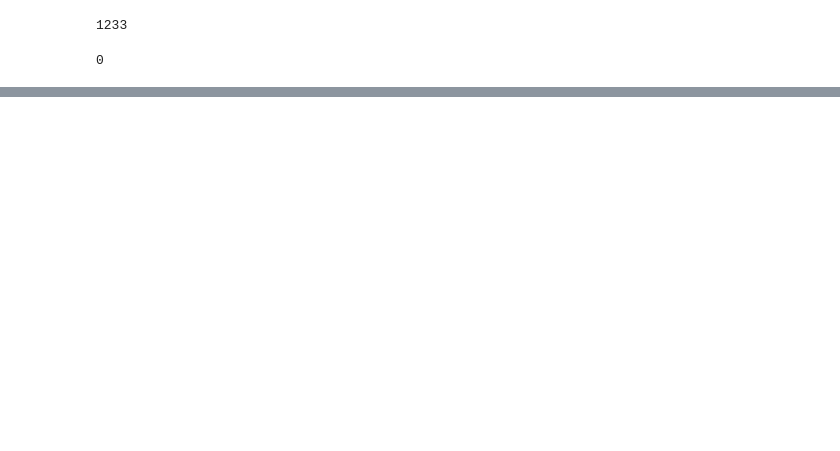
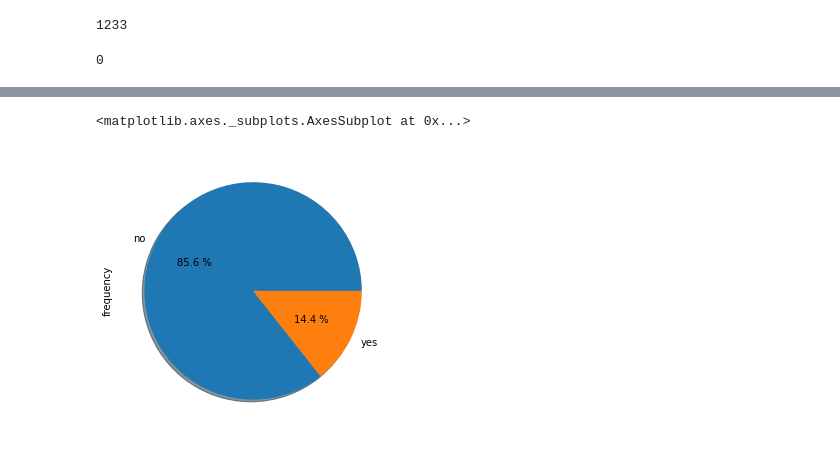
Before and after one commit to EddiRafael/Clase_desarrollo_proyectos, a Jupyter notebook: Last_Mile_Entregable.ipynb, the cells around one changed output, grey strips where cells are left out. Saved outputs shown, nothing was run; the diff lists cells and outputs as text; code cells hidden in the pictures; blank space fills up the shorter version.

```diff
--- a/Last_Mile_Entregable.ipynb
+++ b/Last_Mile_Entregable.ipynb
@@ -45,0 +159,3 @@ vn
+# %%
+# Carga desde un archivo csv sin índice
+LL=pd.read_csv('Datos_limpios.csv')
@@ -45,0 +201,15 @@ vn
+# %%
+table2= freq_tbl(LL['while_parked_was_the_engine_running'])
+table2
+# %%
+Filtro2= table2[table2['frequency']>1]
+Filtro2
+# %%
+Filtro2_index= Filtro2.set_index('while_parked_was_the_engine_running')
+Filtro2_index
+# %%
+#Realizamos grafico de pastel del dataframe filtrado
+Filtro2_index["frequency"].plot(kind='pie', figsize=(10,5), shadow=True, autopct="%0.1f %%")
+# %% [output]
+<matplotlib.axes._subplots.AxesSubplot at 0x...>
+[figure, added]
```
Also changed, not shown: parts of 53 cells of this notebook.
